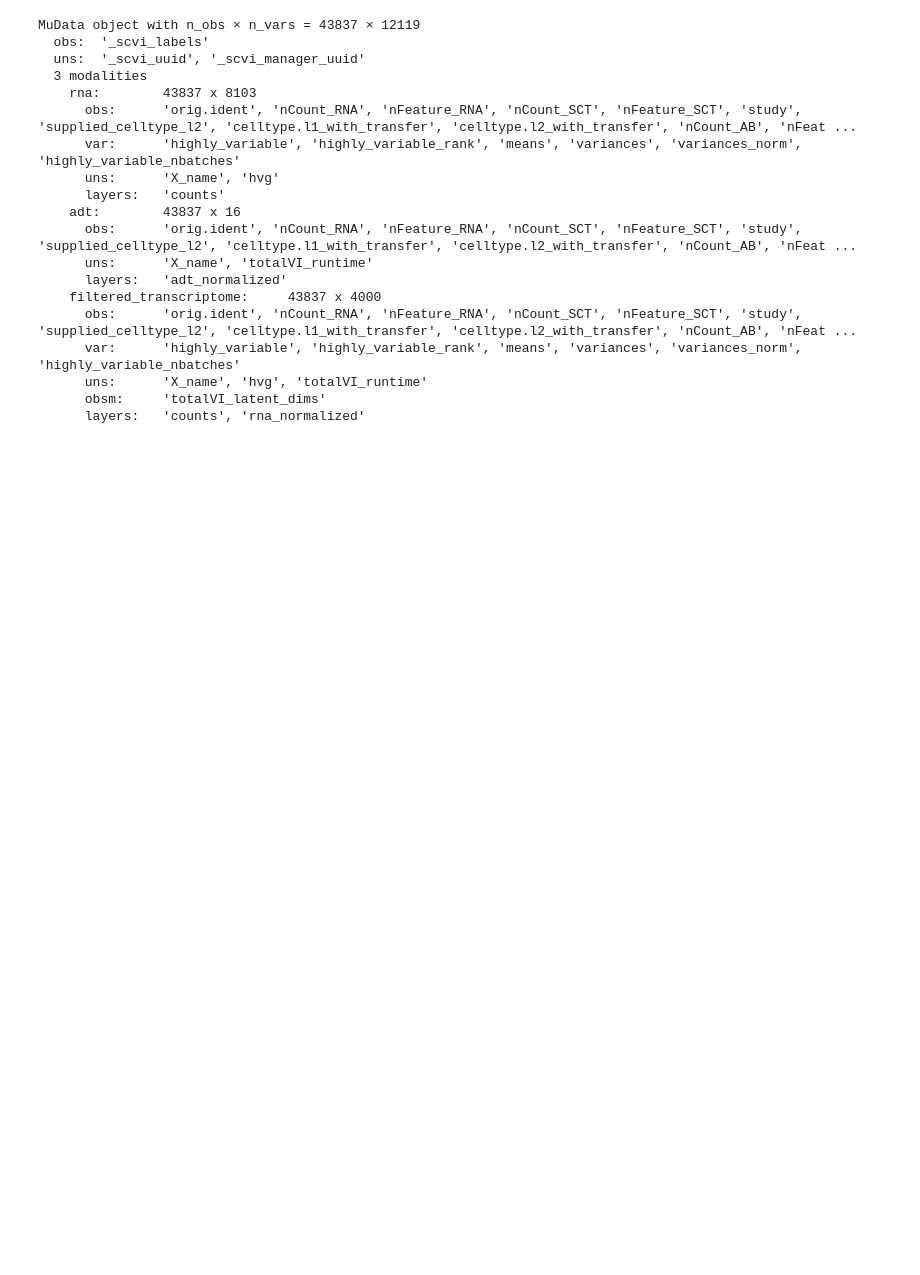
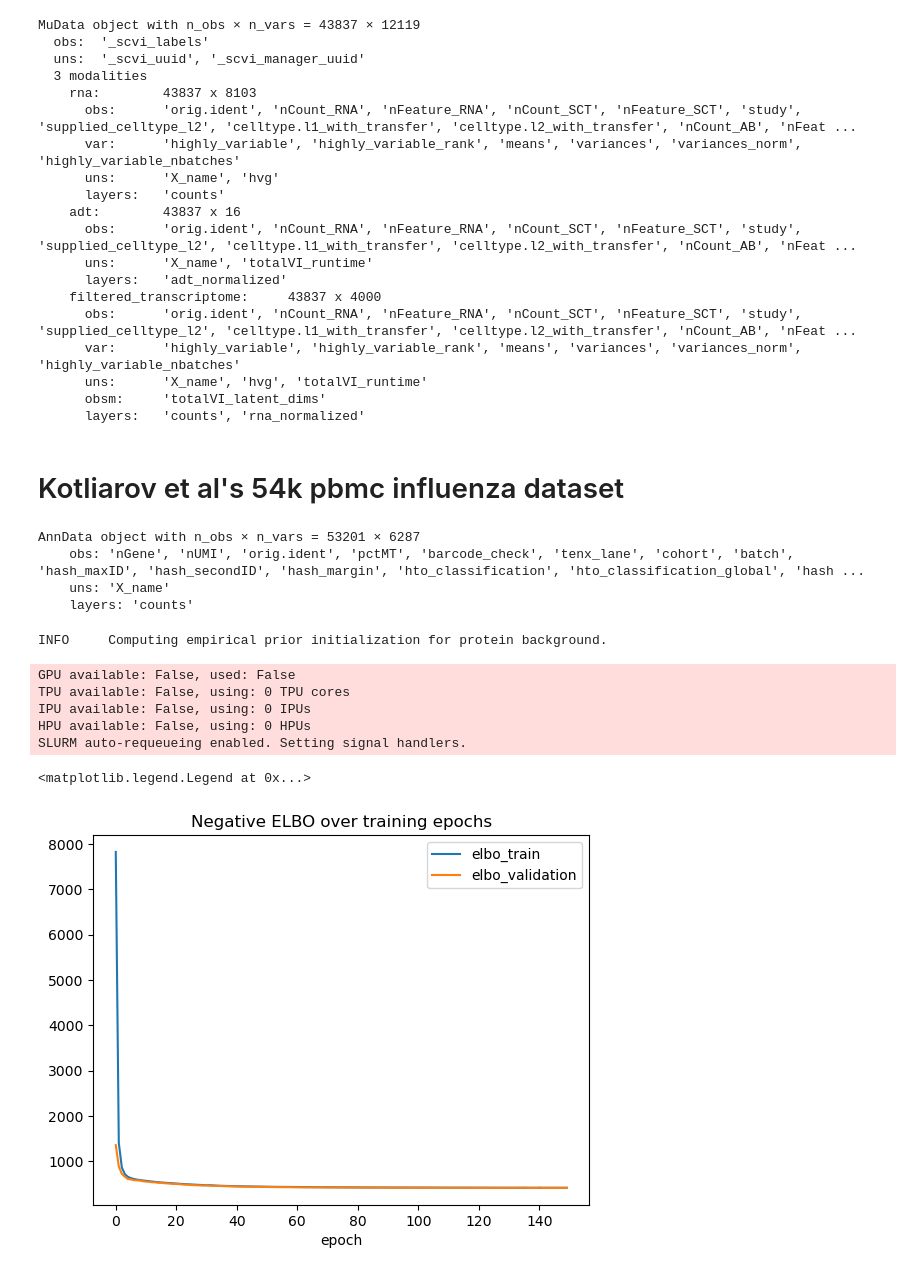
Before and after one commit to Neal-Liu1/Single-cell-multi-omics-normalization, a Jupyter notebook: scVI_bm_CITEseq.ipynb, the cells around one changed output. Saved outputs shown, nothing was run; the diff lists cells and outputs as text; code cells hidden in the pictures; blank space fills up the shorter version.

Commit message:
added normalization of influenza pbmc data (kotliarov 2020).

```diff
--- a/scVI_bm_CITEseq.ipynb
+++ b/scVI_bm_CITEseq.ipynb
@@ -278,3 +278,5 @@ MuData object with n_obs × n_vars = 43837 × 12119
 #mdata.write_h5mu('/vast/scratch/users/liu.ne/totalVI_mudata')
 merged_data.mod['adt'].write_h5ad('/vast/scratch/users/liu.ne/totalVI_adt_merged.h5ad')
 merged_data.mod['filtered_transcriptome'].write_h5ad('/vast/scratch/users/liu.ne/totalVI_rna_merged.h5ad')
+# %% [markdown]
+# Kotliarov et al's 54k pbmc influenza dataset
@@ -280,0 +287,60 @@ merged_data.mod['filtered_transcriptome'].write_h5ad('/vast/scratch/users/liu.ne
+# %%
+influenza_RNA
+# %% [output]
+AnnData object with n_obs × n_vars = 53201 × 6287
+    obs: 'nGene', 'nUMI', 'orig.ident', 'pctMT', 'barcode_check', 'tenx_lane', 'cohort', 'batch', 'hash_maxID', 'hash_secondID', 'hash_margin', 'hto_classification', 'hto_classification_global', 'hash ...
+    uns: 'X_name'
+    layers: 'counts'
+# %%
+influenza_RNA.layers["counts"] = influenza_RNA.X.copy()
+influenza_data = muon.MuData({'rna': influenza_RNA, 'adt': influenza_ADT})
+
+## Use scanpy to filter highly variable genes
+sc.pp.highly_variable_genes(
+    adata = influenza_data.mod['rna'],
+    layer = 'counts',
+    n_top_genes = 4000,
+    flavor = 'seurat_v3')
+    #batch_key= 'batch')
+
+# Save filtered transcriptome as extra dimension
+influenza_data.mod['filtered_transcriptome'] = influenza_data.mod['rna'][:, influenza_data.mod['rna'].var['highly_variable']].copy()
+influenza_data.update()
+# %%
+influenza_data.mod['adt'].X = influenza_data.mod['adt'].X.toarray()
+# Convert to RNA csr matrix for faster training
+influenza_data.mod['rna'].X = influenza_data.mod['rna'].X.tocsr()
+influenza_data.update()
+# %%
+scvi.model.TOTALVI.setup_mudata(
+    mdata = influenza_data,
+    rna_layer = 'counts',
+    protein_layer= None,
+    batch_key= 'batch' ,
+    modalities= {"rna_layer":'filtered_transcriptome',
+                 'protein_layer':'adt',
+                 'batch_key':'rna'})
+
+model = scvi.model.TOTALVI(influenza_data, latent_distribution= 'normal')
+# %% [output]
+INFO     Computing empirical prior initialization for protein background.
+# %%
+start_time = time.time()
+model.train()
+end_time = time.time()
+training_duration = end_time - start_time
+# %% [output]
+GPU available: False, used: False
+TPU available: False, using: 0 TPU cores
+IPU available: False, using: 0 IPUs
+HPU available: False, using: 0 HPUs
+SLURM auto-requeueing enabled. Setting signal handlers.
+# %%
+fig, ax = plt.subplots(1, 1)
+model.history["elbo_train"].plot(ax=ax, label="train")
+model.history["elbo_validation"].plot(ax=ax, label="validation")
+ax.set(title="Negative ELBO over training epochs")
+ax.legend()
+# %% [output]
+<matplotlib.legend.Legend at 0x...>
+[figure, added]
```
Also changed, not shown: parts of 4 cells of this notebook.
